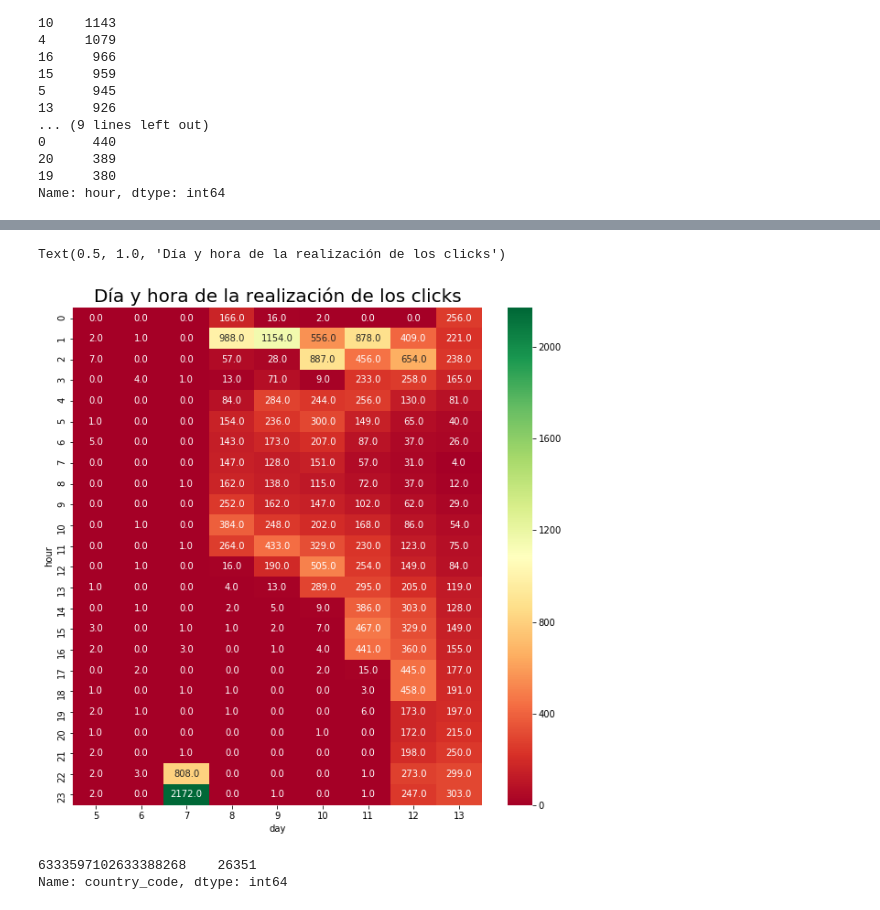
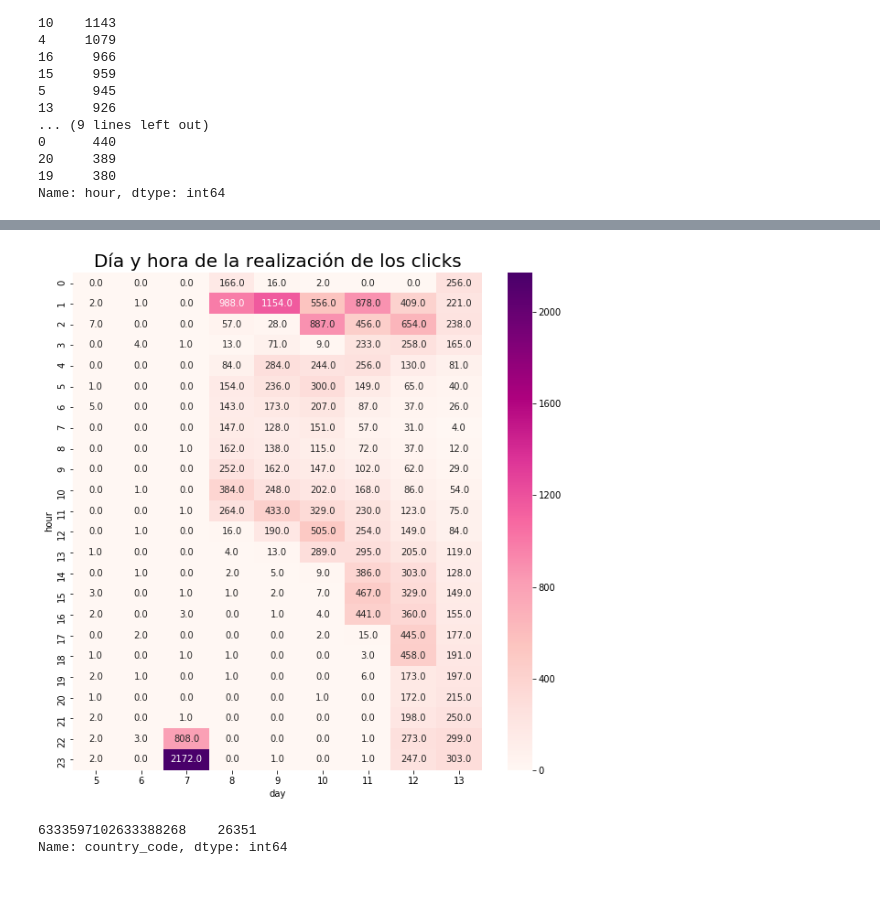
Before and after one commit to Elianagam/orgaDatosTp1, a Jupyter notebook: pruebas_click.ipynb, the cells around one changed output, grey strips where cells are left out. Cells and saved outputs as stored; diff of their text form; code cells hidden in the pictures.

```diff
--- a/pruebas_click.ipynb
+++ b/pruebas_click.ipynb
@@ -199,8 +199,8 @@ clicks['created'].dtype
 datetime64[ns, UTC]
 # %%
 clicks['day']=pd.DatetimeIndex(clicks['created']).day;
-#clicks['year']=pd.DatetimeIndex(clicks['created']).year;
-#clicks['month']=pd.DatetimeIndex(clicks['created']).month;
+clicks['year']=pd.DatetimeIndex(clicks['created']).year;
+clicks['month']=pd.DatetimeIndex(clicks['created']).month;
 clicks['week']=pd.DatetimeIndex(clicks['created']).week;
 #clicks['weekday']=pd.DatetimeIndex(clicks['created']).weekday;
 clicks['hour']=pd.DatetimeIndex(clicks['created']).hour;
@@ -277,13 +256,13 @@ clicks.groupby(['hour', 'day'])['hour'].count().unstack()
 # %%
 g=clicks.groupby(['hour', 'day'])['hour'].agg('count').unstack()
 g=g.fillna(value=0)
 plt.figure(figsize=(10,10))
 ax=plt.axes()
-sns.heatmap(g, cbar=True, cmap="RdYlGn", annot=True, fmt="")
+sns.heatmap(g, cbar=True, cmap="RdPu", annot=True, fmt="")
 ax.set_title('Día y hora de la realización de los clicks', fontsize=20)
+plt.savefig('/home/ailen-magali/Documentos/dias_y_horas_clicks.png', bbox_inches = 'tight', pad_inches = 0.1)
 # %% [output]
-Text(0.5, 1.0, 'Día y hora de la realización de los clicks')
-[figure, old version]
+[figure, new version]
 # %%
 #único país
 clicks['country_code'].value_counts()
```
Also changed, not shown: parts of 11 cells of this notebook.
